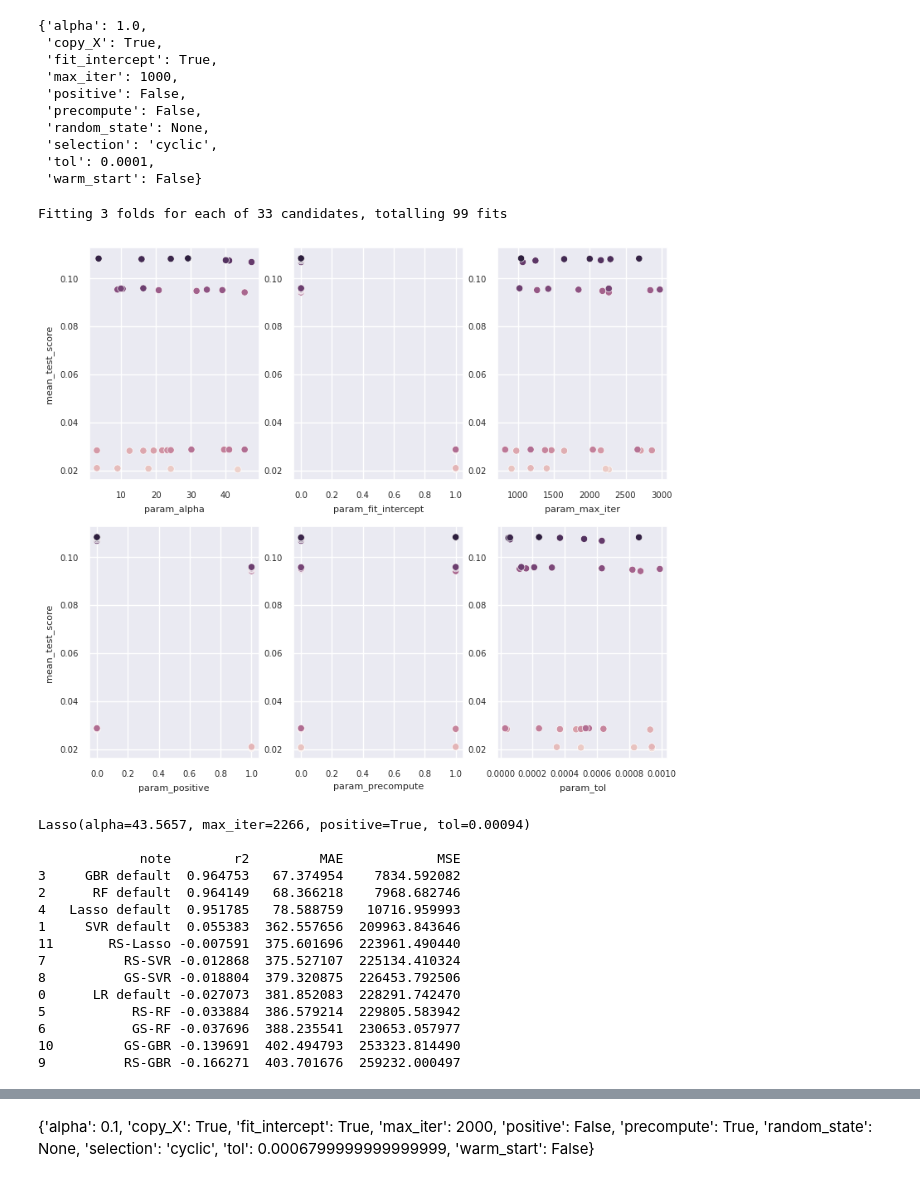
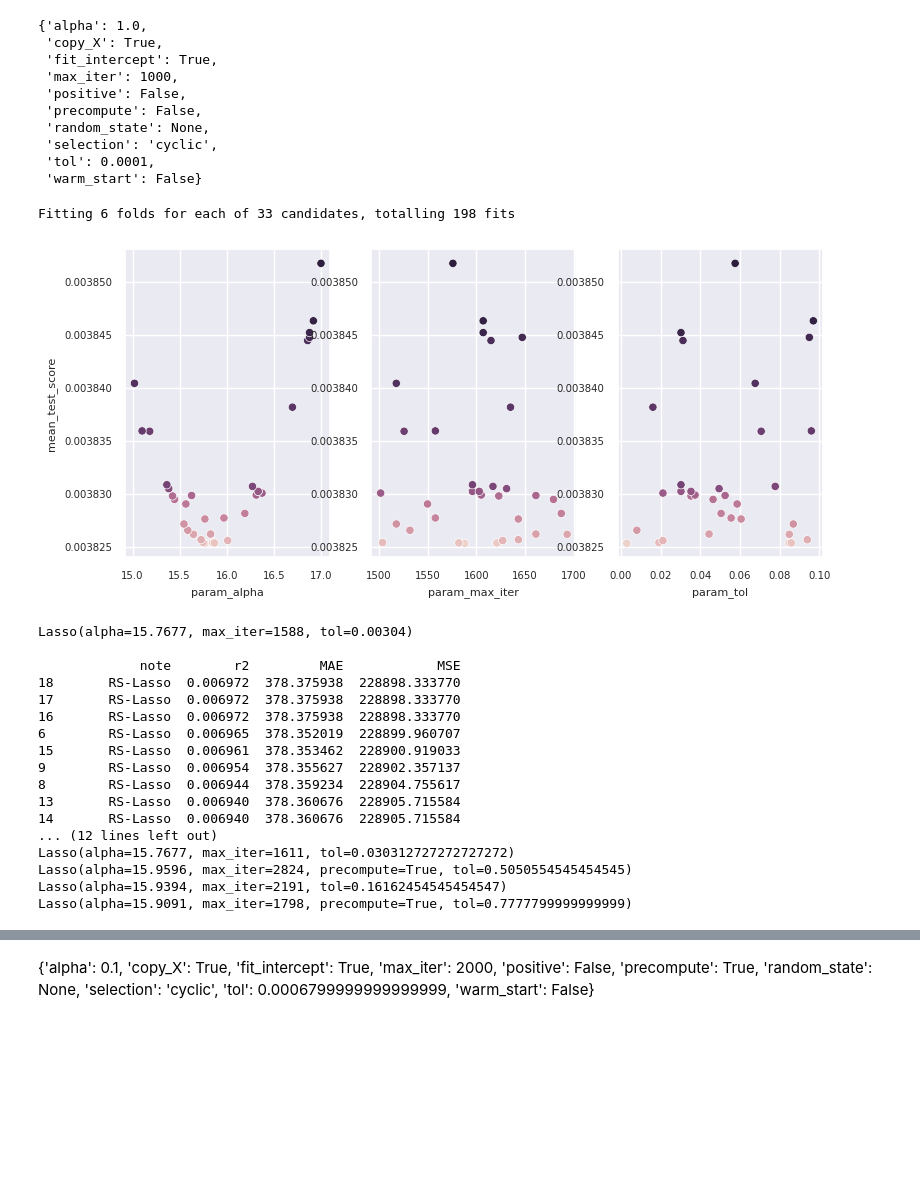
Before and after one commit to ritulupov/BKP, a Jupyter notebook: notebook.ipynb, the cells around one changed output, grey strips where cells are left out. Saved outputs shown, nothing was run; the diff lists cells and outputs as text; code cells hidden in the pictures; blank space fills up the shorter version.

```diff
--- a/notebook.ipynb
+++ b/notebook.ipynb
@@ -430,7 +430,7 @@ w_df.describe().T
 # Линейная регрессия
 est_df = pd.concat([est_df,
                     est('LR default',LinearRegression(), w_df,
-                        drw=True,)
+                        drw=True,transformer=Normalizer())
                     ], axis=0, ignore_index=True
                    )
 
@@ -510,9 +511,9 @@ RandomForestRegressor().get_params()
 tmp = rs_viz('RF', RandomForestRegressor(), w_df, {
     'n_estimators': [int(x) for x in np.linspace(start = 10,
                                                  stop = 1000,
-                                                 num = 10)],
-    'max_features': [1, 2, 3, 4, 6, 7, 8, 9, 10, 11, 12],
-    'min_samples_split': [int(x) for x in np.linspace(start = 2,
+                                                 num = 200)],
+    'max_features': [float(x) for x in np.linspace(0.001, 3, 50)],
+    'min_samples_split': [int(x) for x in np.linspace(start = 1,
                                                       stop = 12,
                                                       num = 12)],
     'min_samples_leaf': [int(x) for x in np.linspace(start = 1,
@@ -603,11 +629,11 @@ SVR().get_params()
  'verbose': False}
 # %%
 tmp = rs_viz('SVR', SVR(), w_df, {
-    'C': [round(x, 3) for x in np.linspace(start = 1,
-                                                stop = 1000,
+    'C': [round(x, 4) for x in np.linspace(start = 0.5,
+                                                stop = 1.5,
                                                 num = 100)],
     'epsilon': [round(x, 4) for x in np.linspace(start = 0.001,
-                                                      stop = 15,
+                                                      stop = 1,
                                                       num = 100)],
     #'kernel': ['rbf'],
     #'gamma': ['scale']
@@ -696,15 +720,15 @@ GradientBoostingRegressor().get_params()
 tmp = rs_viz('GBR', GradientBoostingRegressor(), w_df,
     {
     'learning_rate': [
-        round(x, 4) for x in np.linspace(start = 0.01, stop = 2, num = 100)],
+        round(x, 4) for x in np.linspace(0.01, 2, 100)],
     'n_estimators': [
-        int(x) for x in np.linspace(start = 10, stop = 1200, num = 300)],
+        int(x) for x in np.linspace(10, 500, 490)],
     'max_depth': [
-        int(x) for x in np.linspace(start = 1, stop = 10, num = 10)],
+        int(x) for x in np.linspace(1, 10, 10)],
     'min_samples_split': [
-        int(x) for x in np.linspace(start = 1, stop = 10, num = 10)],
+        int(x) for x in np.linspace(1, 10, 10)],
     'min_samples_leaf': [
-        int(x) for x in np.linspace(start = 1, stop = 5, num = 5)],
+        int(x) for x in np.linspace(1, 5, 5)],
     },
     ncols=3)
 
@@ -801,44 +822,41 @@ Lasso().get_params()
 # %%
 tmp = rs_viz('Lasso', Lasso(), w_df,
     {
-    'alpha': [
-        round(x, 4) for x in np.linspace(start = 1, stop = 50, num = 100)],
-    'fit_intercept': [
-        False, True],
-    'max_iter': [
-        int(x) for x in np.linspace(start = 800, stop = 3000, num = 100)],
-    'positive': [
-        False, True],
-     'precompute': [
-        False, True
-     ],
-     'tol': [
-        float(x) for x in np.linspace(start = 0.00001, stop = 0.001, num = 100)]
+    'alpha': [round(x, 4) for x in np.linspace(15, 17, 100)],
+    #'fit_intercept': [False, True],
+    'max_iter': [int(x) for x in np.linspace(1500, 1700, 100)],
+    #'positive': [False, True],
+    #'precompute': [True],
+     'tol': [float(x) for x in np.linspace(0.00001, 0.1, 100)]
     },
     ncols=3)
 
 est_df = pd.concat([est_df, tmp[0]], ignore_index=True)
 print(*tmp[0]['params'])
 print()
 print(est_df.drop(['params'], axis=1).sort_values(by='r2', ascending=False))
+a = est_df.sort_values(by='r2', ascending=False).iloc[:6, 4]
+print(* a, sep='\n')
 # %% [output]
-Fitting 3 folds for each of 33 candidates, totalling 99 fits
+Fitting 6 folds for each of 33 candidates, totalling 198 fits
-[figure, old version]
+[figure, new version]
-Lasso(alpha=43.5657, max_iter=2266, positive=True, tol=0.00094)
+Lasso(alpha=15.7677, max_iter=1588, tol=0.00304)
 
              note        r2         MAE            MSE
-3     GBR default  0.964753   67.374954    7834.592082
-2      RF default  0.964149   68.366218    7968.682746
-4   Lasso default  0.951785   78.588759   10716.959993
-1     SVR default  0.055383  362.557656  209963.843646
-11       RS-Lasso -0.007591  375.601696  223961.490440
-7          RS-SVR -0.012868  375.527107  225134.410324
-8          GS-SVR -0.018804  379.320875  226453.792506
-0      LR default -0.027073  381.852083  228291.742470
-5           RS-RF -0.033884  386.579214  229805.583942
-6           GS-RF -0.037696  388.235541  230653.057977
-10         GS-GBR -0.139691  402.494793  253323.814490
-9          RS-GBR -0.166271  403.701676  259232.000497
+18       RS-Lasso  0.006972  378.375938  228898.333770
+17       RS-Lasso  0.006972  378.375938  228898.333770
+16       RS-Lasso  0.006972  378.375938  228898.333770
+6        RS-Lasso  0.006965  378.352019  228899.960707
+15       RS-Lasso  0.006961  378.353462  228900.919033
+9        RS-Lasso  0.006954  378.355627  228902.357137
+8        RS-Lasso  0.006944  378.359234  228904.755617
+13       RS-Lasso  0.006940  378.360676  228905.715584
+14       RS-Lasso  0.006940  378.360676  228905.715584
+... (12 lines left out)
+Lasso(alpha=15.7677, max_iter=1611, tol=0.030312727272727272)
+Lasso(alpha=15.9596, max_iter=2824, precompute=True, tol=0.5050554545454545)
+Lasso(alpha=15.9394, max_iter=2191, tol=0.16162454545454547)
+Lasso(alpha=15.9091, max_iter=1798, precompute=True, tol=0.7777799999999999)
 # %%
 tmp = rs_viz('Lasso', Lasso(), w_df,
     {
```
Also changed, not shown: parts of 18 cells of this notebook, 3 other files.
